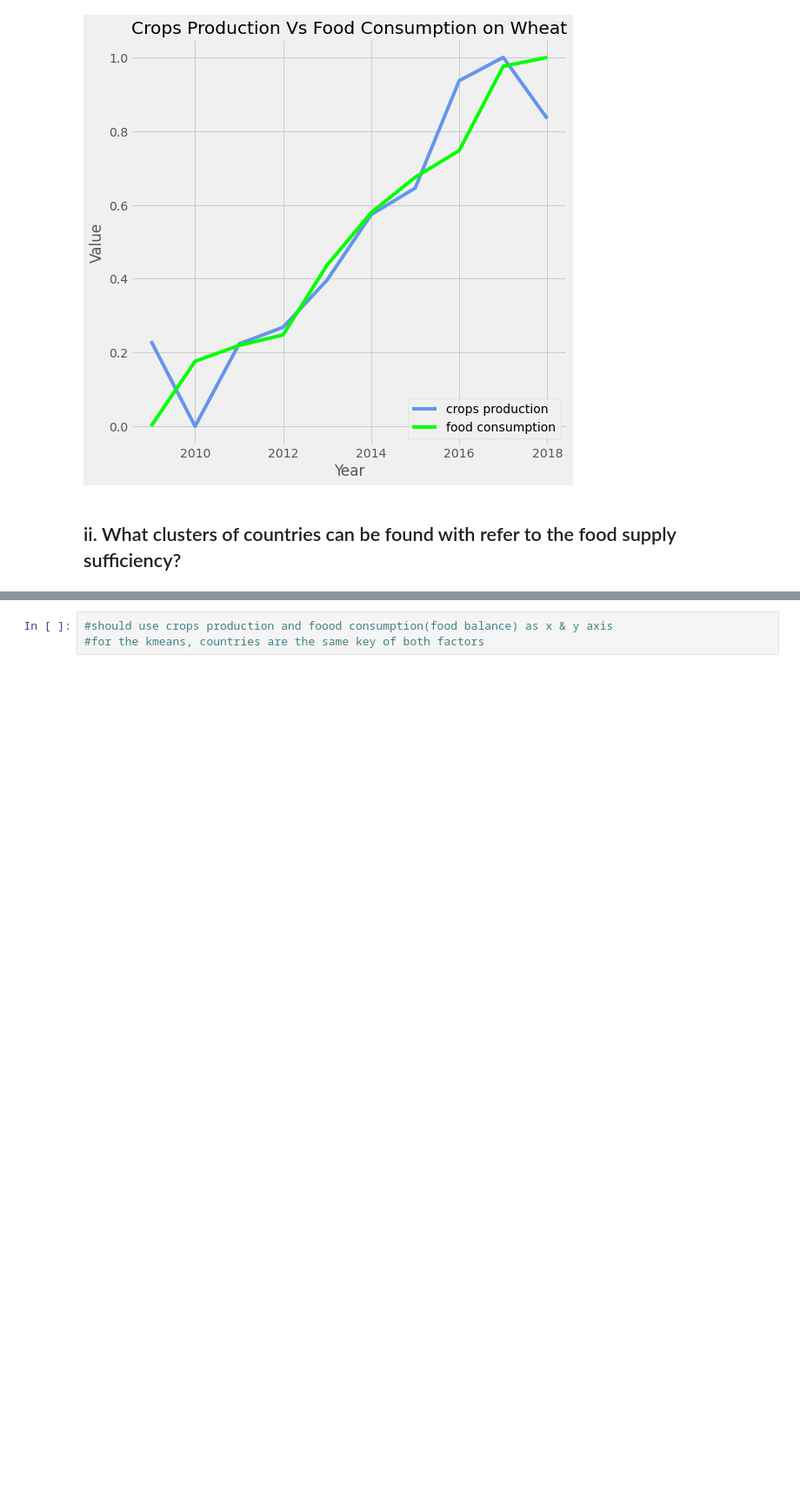
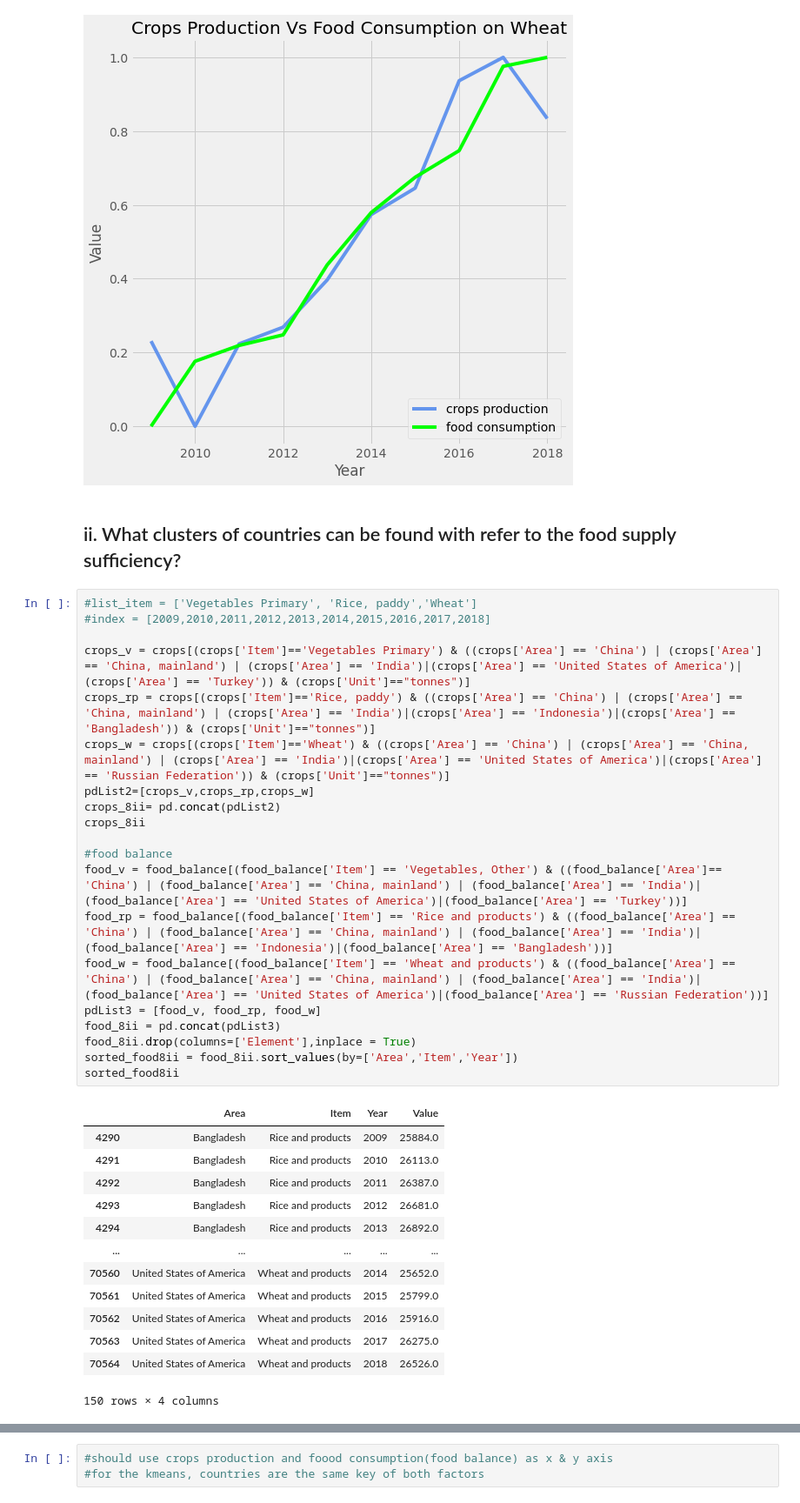
Before and after one commit to minxuan1509/IDS-FAO-Analysis, a Jupyter notebook: IDS FAO.ipynb, the cells around one changed output, grey strips where cells are left out. Shown at 87% size. Saved outputs shown, nothing was run; the diff lists cells and outputs as text; blank space fills up the shorter version.

```diff
--- a/IDS FAO.ipynb
+++ b/IDS FAO.ipynb
@@ -963,3 +967,37 @@ plt.legend(['crops production','food consumption'],loc="lower right")
 [figure]
 # %% [markdown]
 ## ii. What clusters of countries can be found with refer to the food supply sufficiency?
+# %%
+#list_item = ['Vegetables Primary', 'Rice, paddy','Wheat']
+#index = [2009,2010,2011,2012,2013,2014,2015,2016,2017,2018]
+
+crops_v = crops[(crops['Item']=='Vegetables Primary') & ((crops['Area'] == 'China') | (crops['Area'] == 'China, mainland') | (crops['Area'] == 'India')|(crops['Area'] == 'United States of America')|(crops['Area'] == 'Turkey')) & (crops['Unit']=="tonnes")]
+crops_rp = crops[(crops['Item']=='Rice, paddy') & ((crops['Area'] == 'China') | (crops['Area'] == 'China, mainland') | (crops['Area'] == 'India')|(crops['Area'] == 'Indonesia')|(crops['Area'] == 'Bangladesh')) & (crops['Unit']=="tonnes")]
+crops_w = crops[(crops['Item']=='Wheat') & ((crops['Area'] == 'China') | (crops['Area'] == 'China, mainland') | (crops['Area'] == 'India')|(crops['Area'] == 'United States of America')|(crops['Area'] == 'Russian Federation')) & (crops['Unit']=="tonnes")]
+pdList2=[crops_v,crops_rp,crops_w]
+crops_8ii= pd.concat(pdList2)
+crops_8ii
+
+#food balance
+food_v = food_balance[(food_balance['Item'] == 'Vegetables, Other') & ((food_balance['Area']== 'China') | (food_balance['Area'] == 'China, mainland') | (food_balance['Area'] == 'India')|(food_balance['Area'] == 'United States of America')|(food_balance['Area'] == 'Turkey'))]
+food_rp = food_balance[(food_balance['Item'] == 'Rice and products') & ((food_balance['Area'] == 'China') | (food_balance['Area'] == 'China, mainland') | (food_balance['Area'] == 'India')|(food_balance['Area'] == 'Indonesia')|(food_balance['Area'] == 'Bangladesh'))]
+food_w = food_balance[(food_balance['Item'] == 'Wheat and products') & ((food_balance['Area'] == 'China') | (food_balance['Area'] == 'China, mainland') | (food_balance['Area'] == 'India')|(food_balance['Area'] == 'United States of America')|(food_balance['Area'] == 'Russian Federation'))]
+pdList3 = [food_v, food_rp, food_w]
+food_8ii = pd.concat(pdList3)
+food_8ii.drop(columns=['Element'],inplace = True)
+sorted_food8ii = food_8ii.sort_values(by=['Area','Item','Year'])
+sorted_food8ii
+# %% [output]
+|  | Area | Item | Year | Value |
+| 4290 | Bangladesh | Rice and products | 2009 | 25884.0 |
+| 4291 | Bangladesh | Rice and products | 2010 | 26113.0 |
+| 4292 | Bangladesh | Rice and products | 2011 | 26387.0 |
+| 4293 | Bangladesh | Rice and products | 2012 | 26681.0 |
+| 4294 | Bangladesh | Rice and products | 2013 | 26892.0 |
+| ... | ... | ... | ... | ... |
+| 70560 | United States of America | Wheat and products | 2014 | 25652.0 |
+| 70561 | United States of America | Wheat and products | 2015 | 25799.0 |
+| 70562 | United States of America | Wheat and products | 2016 | 25916.0 |
+| 70563 | United States of America | Wheat and products | 2017 | 26275.0 |
+| 70564 | United States of America | Wheat and products | 2018 | 26526.0 |
+150 rows × 4 columns
```
Also changed, not shown: parts of 36 cells of this notebook.
